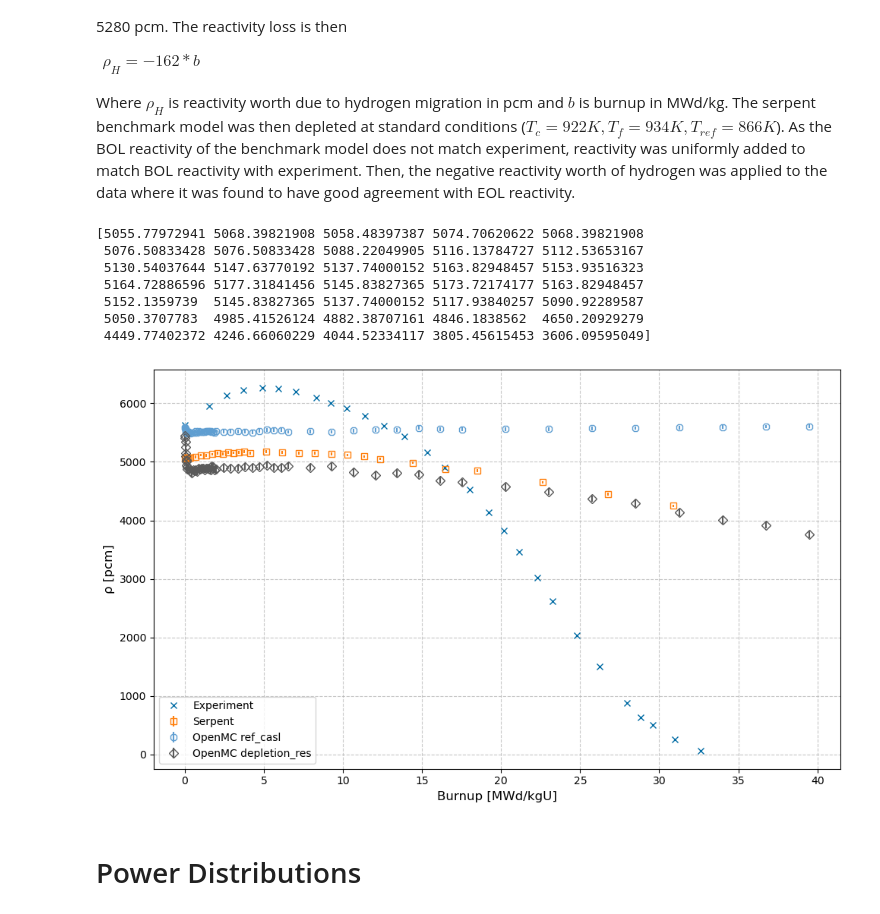
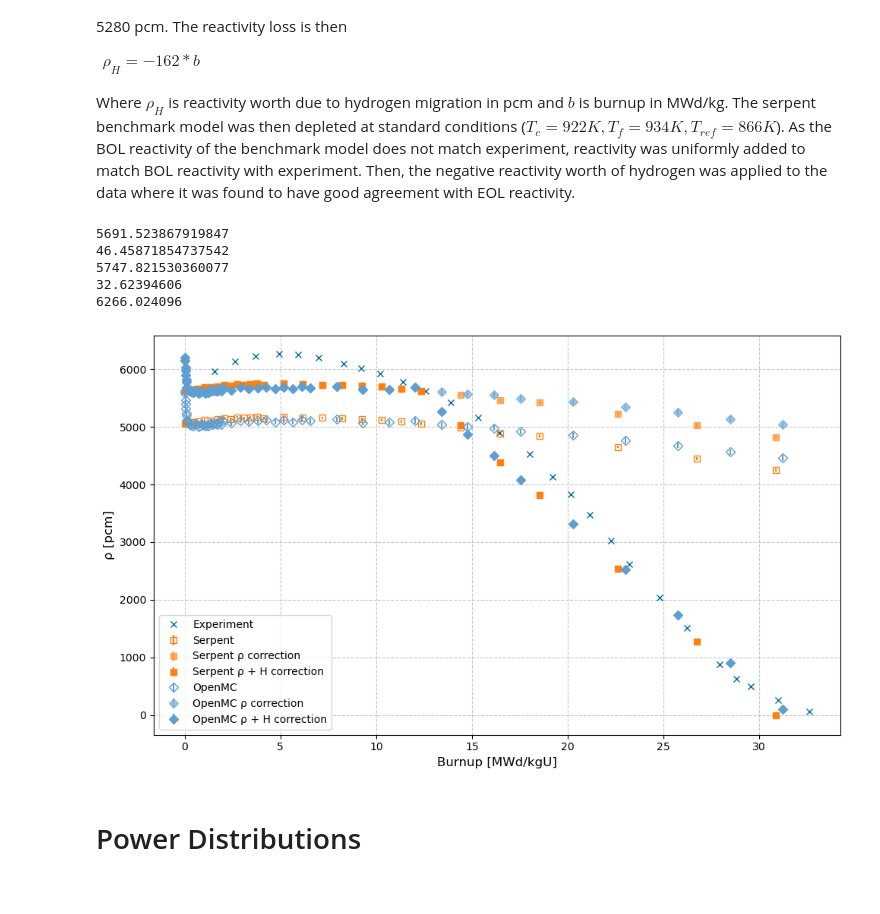
Before and after one commit to CORE-GATECH-GROUP/SNAP-REACTORS, a Jupyter notebook: snapReactors/reactor_models/Wet_Experiment_Models/analysis.ipynb, the cells around one changed output. Drawn from its saved outputs; the diff is of its cells as text; code cells hidden in the pictures.

Commit message:
[DEV] all wet experiment analysis is done in python notebook, may rerun results with NaKFluidProperties though not very important at this point. Benchmarking is complete

```diff
--- a/snapReactors/reactor_models/Wet_Experiment_Models/analysis.ipynb
+++ b/snapReactors/reactor_models/Wet_Experiment_Models/analysis.ipynb
@@ -985,13 +1162,9 @@ base_path = current_dir / "Serpent/depletion"
 griff_path = current_dir / "Griffin/depletion"
 openmc_path = current_dir / "OpenMC_Cardinal/depletion"
 
-# Load OpenMC results Ref casl
-openmc_path = openmc_path / "ref_casl_fast_results.h5"
-openmc_burnup, openmc_rho, openmc_err = load_openmc_results(openmc_path)
-
 # Load OpenMC results depletion.h5
-openmc_path = base_path / "OpenMC_Res/depletion_results.h5"
-openmc_burnup_dep, openmc_rho_dep, openmc_err_dep = load_openmc_results(openmc_path)
+openmc_path_dep = openmc_path / "depletion_results.h5"
+openmc_burnup_dep, openmc_rho_dep, openmc_err_dep = load_openmc_results(openmc_path_dep)
 
 # Load Serpent results
 serpent_res_path = base_path / "Serpent_Res/s82d_ac_c3_gcu_ringres.main_res.m"
@@ -1001,6 +1174,8 @@ serpent_burnup, serpent_rho, serpent_err = load_serpent_results(serpent_res_path
 # Apply hydrogen loss adjustment to Serpent data
 serpent_rho_adjusted = adjust_for_hydrogen_loss(serpent_rho, serpent_burnup)
 serpent_rho_no_loss = adjust_for_hydrogen_loss(serpent_rho, serpent_burnup, h_loss_rate=0)
+openmc_rho_adjusted = adjust_for_hydrogen_loss(openmc_rho_dep, openmc_burnup_dep, h_loss_rate= 256.544,h_loss_threshold_index=44, burnup_value=1.20426829e+01)
+openmc_rho_no_loss = adjust_for_hydrogen_loss(openmc_rho_dep, openmc_burnup_dep, h_loss_rate=0)
 ## Tfuel and Tcool
 # Load Griffin standard conditions (no multiphysics)
 griff_const_path = griff_path / "Griffin_sol/depletion_core_csv.csv"
@@ -1069,18 +1244,23 @@ plt.errorbar(exp_burnup, exp_rho, fmt='x', markersize=6, label="Experiment", col
 plt.errorbar(serpent_burnup[:-3], serpent_rho[:-3], yerr=serpent_err[:-3],
              fmt='s', markersize=6, markerfacecolor='none', markeredgecolor=serpent_color,
              label='Serpent', color=serpent_color)
-print(serpent_rho)
-# plt.errorbar(serpent_burnup[:-3], serpent_rho_no_loss[:-3], yerr=serpent_err[:-3],
-#              fmt='s', markersize=6, markerfacecolor=serpent_color, markeredgecolor=serpent_color,
-#              alpha=0.6, label='Serpent ρ correction', color=serpent_color)
+plt.errorbar(serpent_burnup[:-3], serpent_rho_no_loss[:-3], yerr=serpent_err[:-3],
+             fmt='s', markersize=6, markerfacecolor=serpent_color, markeredgecolor=serpent_color,
+             alpha=0.6, label='Serpent ρ correction', color=serpent_color)
 
-# plt.errorbar(serpent_burnup[:-3], serpent_rho_adjusted[:-3], yerr=serpent_err[:-3],
-#              fmt='s', markersize=6, markerfacecolor=serpent_color, markeredgecolor=serpent_color,
-#              label='Serpent ρ + H correction', color=serpent_color)
-plt.errorbar(openmc_burnup, openmc_rho, yerr = openmc_err, fmt = '8', markersize=6, markerfacecolor='none', markeredgecolor=openmc_color,
-             label='OpenMC ref_casl', color=openmc_color)
-plt.errorbar(openmc_burnup_dep, openmc_rho_dep, yerr = openmc_err_dep, fmt = 'D', markersize=6, markerfacecolor='none', markeredgecolor=griffin_color,
-             label='OpenMC depletion_res', color=griffin_color)
+plt.errorbar(serpent_burnup[:-3], serpent_rho_adjusted[:-3], yerr=serpent_err[:-3],
+             fmt='s', markersize=6, markerfacecolor=serpent_color, markeredgecolor=serpent_color,
+             label='Serpent ρ + H correction', color=serpent_color)
+plt.errorbar(openmc_burnup_dep[:-3], openmc_rho_dep[:-3], yerr = openmc_err_dep[:-3],
+             fmt = 'D', markersize=6, markerfacecolor='none', markeredgecolor=openmc_color,
+             label='OpenMC', color=openmc_color)
+plt.errorbar(openmc_burnup_dep[:-3], openmc_rho_no_loss[:-3], yerr=openmc_err_dep[:-3],
+             fmt='D', markersize=6, markerfacecolor=openmc_color, markeredgecolor=openmc_color,
+             alpha=0.6, label='OpenMC ρ correction', color=openmc_color)
+
+plt.errorbar(openmc_burnup_dep[:-3], openmc_rho_adjusted[:-3], yerr=openmc_err_dep[:-3],
+             fmt='D', markersize=6, markerfacecolor=openmc_color, markeredgecolor=openmc_color,
+             label='OpenMC ρ + H correction', color=openmc_color)
 
 ## Plot with standalone Griffin and Serpent
 ###########################################
@@ -1124,41 +1304,45 @@ plt.errorbar(openmc_burnup_dep, openmc_rho_dep, yerr = openmc_err_dep, fmt = 'D'
 # plt.errorbar(griff_phys_burnup[1:], MTf_Tc_diff[1:],  yerr=serpent_err[1:-4], fmt='h', markersize=6,
 #              markerfacecolor = 'none', label=r"Serpent - Griffin Multiphysics ($T_{fuel}$, $T_{cool}$)", color = griffin_color)
 
 ## Plot showing differences between Griffin results, multiphys -  standalone
 ############################################################################
 # plt.errorbar(griff_phys_burnup_Tfuel[1:], griff_diff_rho_F[1:], fmt = 'h', markersize = 6,
 #               label=r'Multiphysics - Standalone ($T_{fuel}$)', color = griffin_Tfuel_color)
 # plt.errorbar(griff_phys_burnup[1:], griff_diff_rho_FC[1:], fmt = 'h', markersize = 6,
 #               label=r'Multiphysics - Standalone ($T_{fuel}$, $T_{cool}$)', color = griffin_color)
 
 
 ## Plot showing experiment, adjusted serpent, and adjusted Griff multiphys
 ##########################################################################
 # plt.errorbar(exp_burnup, exp_rho, fmt='x', markersize=6, label="Experiment", color = experiment_color)
 
 # plt.errorbar(serpent_burnup[:-3], serpent_rho_adjusted[:-3], yerr=serpent_err[:-3],
 #              fmt='s', markersize=6, markerfacecolor=serpent_color, markeredgecolor=serpent_color,
 #              label='Serpent', color=serpent_color)
 # plt.errorbar(griff_phys_burnup_Tfuel[1:], griff_phys_rho_Tf_adjusted[1:], yerr=serpent_err[1:-4], fmt = 'h', markersize = 6,
 #             label=r'Griffin ($T_{fuel}$)', color = griffin_Tfuel_color)
 # plt.errorbar(griff_phys_burnup[1:], griff_phys_rho_adjusted[1:], yerr=serpent_err[1:-4], fmt = 'h', markersize = 6,
 #             label=r'Griffin ($T_{fuel}$, $T_{cool}$)', color = griffin_color)
 
 # Format plot
 plt.xlabel("Burnup [MWd/kgU]", fontsize=12)
 plt.ylabel("ρ [pcm]", fontsize=12)
 plt.legend()
 plt.grid(True, linestyle='--', alpha=0.7)
 plt.tight_layout()
+print(openmc_rho_adjusted[37])
+print(openmc_err_dep[37])
+print(serpent_rho_adjusted[18])
+print(exp_burnup[-5])
+print(exp_rho[4])
+# print(serpent_burnup)
 # %% [output]
-[5055.77972941 5068.39821908 5058.48397387 5074.70620622 5068.39821908
- 5076.50833428 5076.50833428 5088.22049905 5116.13784727 5112.53653167
- 5130.54037644 5147.63770192 5137.74000152 5163.82948457 5153.93516323
- 5164.72886596 5177.31841456 5145.83827365 5173.72174177 5163.82948457
- 5152.1359739  5145.83827365 5137.74000152 5117.93840257 5090.92289587
- 5050.3707783  4985.41526124 4882.38707161 4846.1838562  4650.20929279
- 4449.77402372 4246.66060229 4044.52334117 3805.45615453 3606.09595049]
+5691.523867919847
+46.45871854737542
+5747.821530360077
+32.62394606
+6266.024096
-[figure, old version]
+[figure, new version]
 # %% [markdown]
 # Power Distributions
 # %%
```
Also changed, not shown: parts of 5 cells of this notebook, 24 other files.
